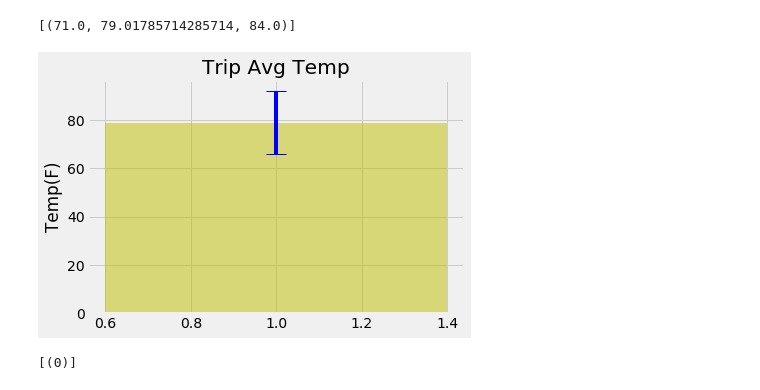
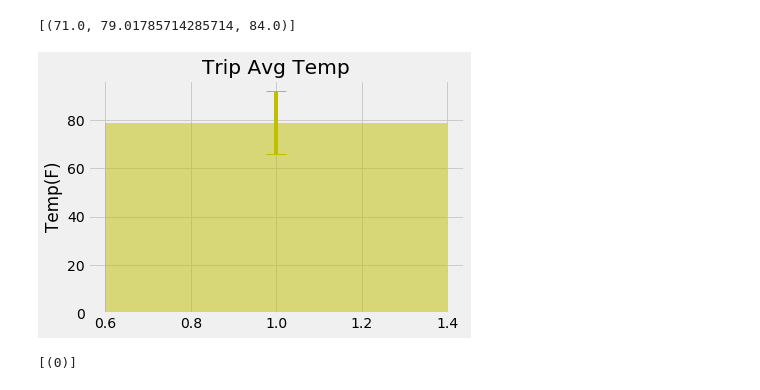
Before and after one commit to HaifaNajdawi/SQLAlchemy_climate_analysis_on_Honolulu-_Hawaii, a Jupyter notebook: climate_starter.ipynb, the cells around one changed output. Cells and saved outputs as stored; diff of their text form; code cells hidden in the pictures.

```diff
--- a/climate_starter.ipynb
+++ b/climate_starter.ipynb
@@ -278,19 +278,19 @@ print(calc_temps("2017-08-01","2017-08-14"))
 # %%
 # Plot the results from your previous query as a bar chart.
 my_trip=list(calc_temps("2017-08-01","2017-08-14"))
 length_my_trip=len(calc_temps("2017-08-01","2017-08-14"))
 high_avg=[my_trip[0][1]]
 y_error=[my_trip[0][2]-my_trip[0][0]]
 # Use "Trip Avg Temp" as your Title
 # Use the average temperature for the y value
 # Use the peak-to-peak (tmax-tmin) value as the y error bar (yerr)
-plt.bar(length_my_trip, high_avg, yerr=y_error, alpha=0.5, ecolor='b', capsize=10,color="y")
+plt.bar(length_my_trip, high_avg, yerr=y_error, alpha=0.5, ecolor='y', capsize=10,color="y")
 plt.title('Trip Avg Temp')
 plt.ylabel("Temp(F)")
 
 plt.show()
 # %% [output]
-[figure, old version]
+[figure, new version]
 # %%
 # Calculate the total amount of rainfall per weather station for your trip dates using the previous year's matching dates.
 rainfall=session.query(func.count(Measurement.prcp)).filter(Measurement.date >=1-8-2017).filter(Measurement.date <= 14-8-2017).all()
```
Also changed, not shown: parts of 1 cell of this notebook.
